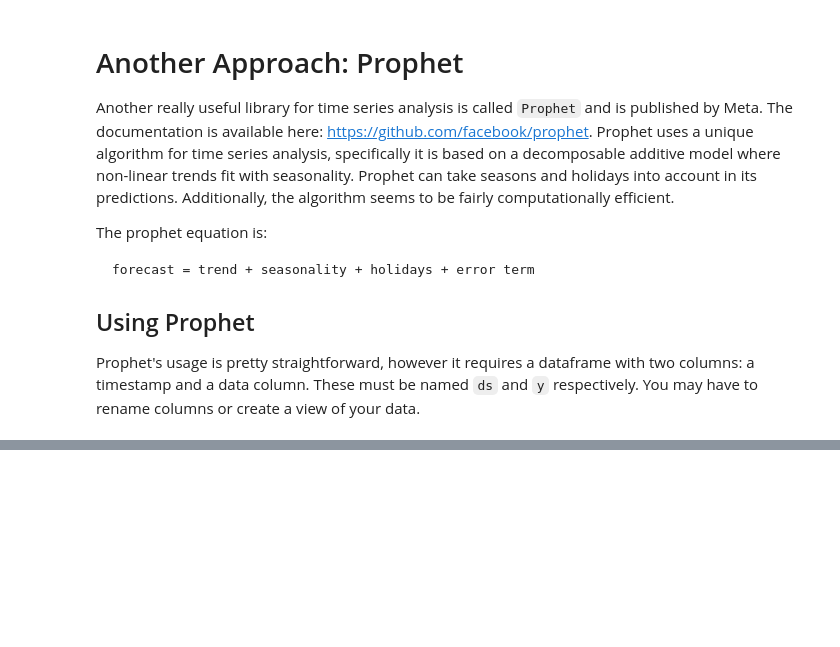
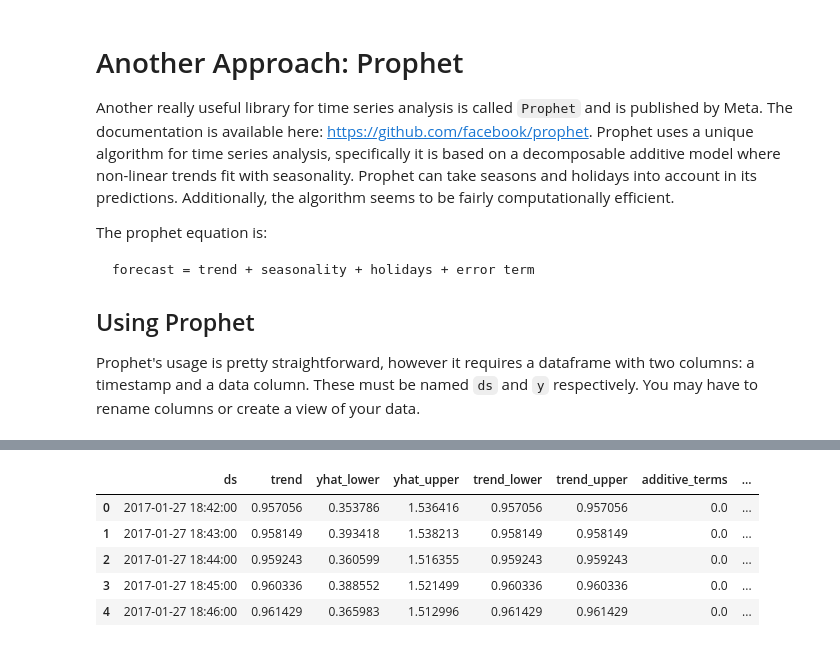
Before and after one commit to gtkcyber/ai_cyber_bootcamp_ccst, a Jupyter notebook: answers/Worksheet 7.0 - Anomaly Detection - Answers.ipynb, the cells around one changed output, grey strips where cells are left out. Cells and saved outputs as stored; diff of their text form; code cells hidden in the pictures; blank space fills up the shorter version.

```diff
--- a/answers/Worksheet 7.0 - Anomaly Detection - Answers.ipynb
+++ b/answers/Worksheet 7.0 - Anomaly Detection - Answers.ipynb
@@ -310,0 +353,9 @@ Prophet's usage is pretty straightforward, however it requires a dataframe with
+# %%
+forecast.head()
+# %% [output]
+|  | ds | trend | yhat_lower | yhat_upper | trend_lower | trend_upper | additive_terms | ... |
+| 0 | 2017-01-27 18:42:00 | 0.957056 | 0.353786 | 1.536416 | 0.957056 | 0.957056 | 0.0 | ... |
+| 1 | 2017-01-27 18:43:00 | 0.958149 | 0.393418 | 1.538213 | 0.958149 | 0.958149 | 0.0 | ... |
+| 2 | 2017-01-27 18:44:00 | 0.959243 | 0.360599 | 1.516355 | 0.959243 | 0.959243 | 0.0 | ... |
+| 3 | 2017-01-27 18:45:00 | 0.960336 | 0.388552 | 1.521499 | 0.960336 | 0.960336 | 0.0 | ... |
+| 4 | 2017-01-27 18:46:00 | 0.961429 | 0.365983 | 1.512996 | 0.961429 | 0.961429 | 0.0 | ... |
```
Also changed, not shown: parts of 14 cells of this notebook, 21 other files.
